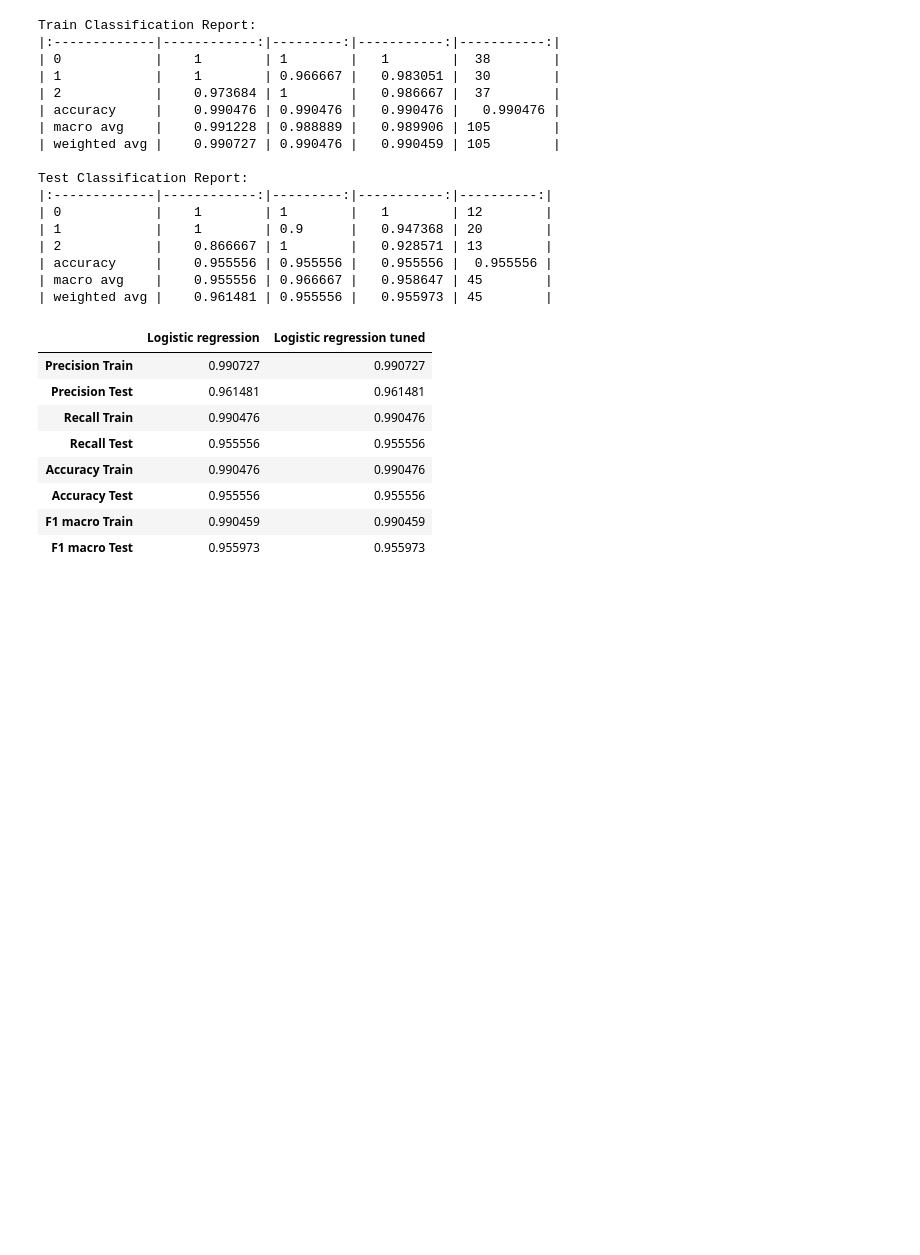
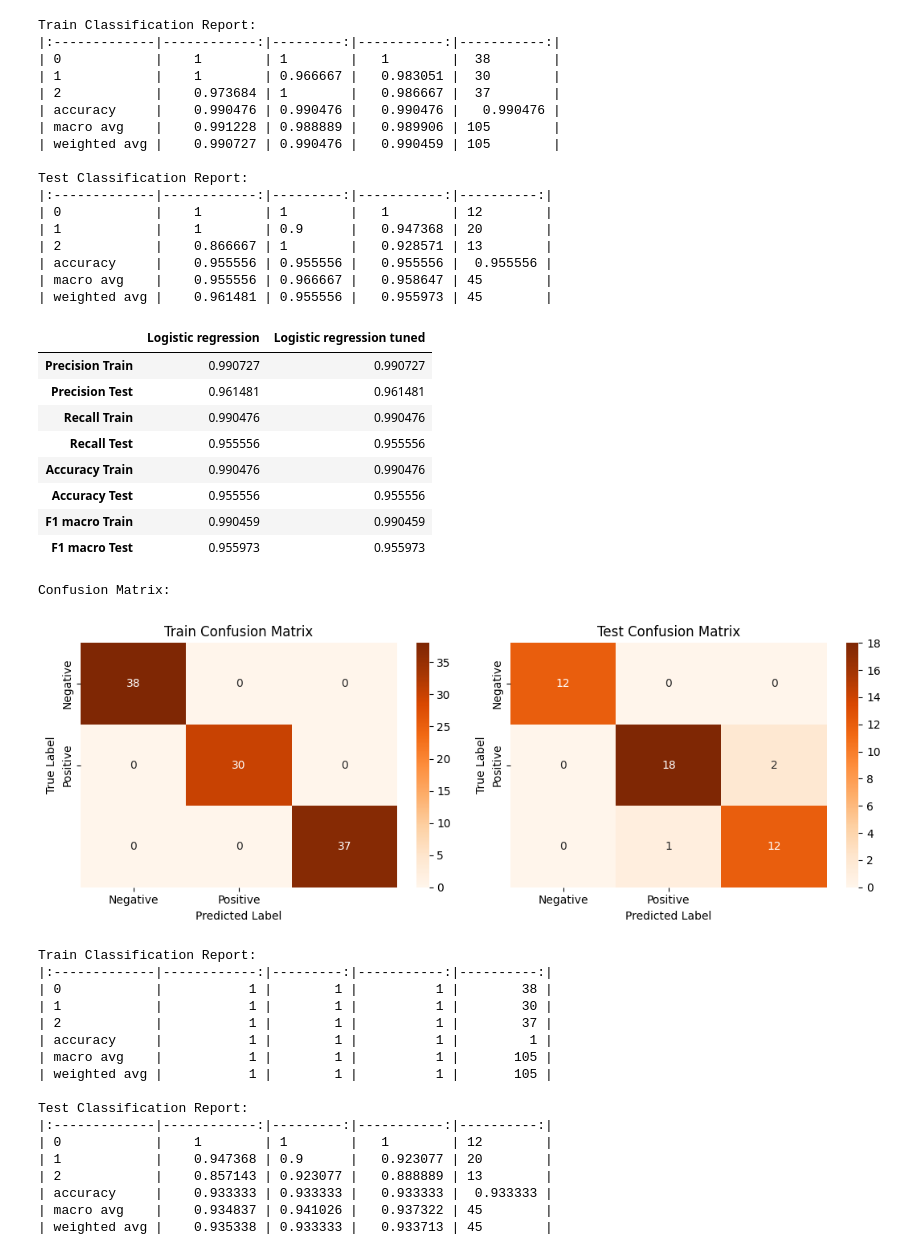
Before and after one commit to Aditya-Patil15604/iris-flower, a Jupyter notebook: iris_prediction.ipynb, the cells around one changed output. Drawn from its saved outputs; the diff is of its cells as text; code cells hidden in the pictures; blank space fills up the shorter version.

```diff
--- a/iris_prediction.ipynb
+++ b/iris_prediction.ipynb
@@ -477,3 +477,31 @@ score
 | Accuracy Test | 0.955556 | 0.955556 |
 | F1 macro Train | 0.990459 | 0.990459 |
 | F1 macro Test | 0.955973 | 0.955973 |
+# %%
+# ML Model - 2 Implementation
+dt_model = DecisionTreeClassifier(random_state=20)
+
+# Model is trained (fit) and predicted in the evaluate model
+# %%
+# Visualizing evaluation Metric Score chart
+dt_score = evaluate_model(dt_model, x_train, x_test, y_train, y_test)
+# %% [output]
+Confusion Matrix:
+[figure, added]
+Train Classification Report:
+|:-------------|------------:|---------:|-----------:|----------:|
+| 0            |           1 |        1 |          1 |        38 |
+| 1            |           1 |        1 |          1 |        30 |
+| 2            |           1 |        1 |          1 |        37 |
+| accuracy     |           1 |        1 |          1 |         1 |
+| macro avg    |           1 |        1 |          1 |       105 |
+| weighted avg |           1 |        1 |          1 |       105 |
+
+Test Classification Report:
+|:-------------|------------:|---------:|-----------:|----------:|
+| 0            |    1        | 1        |   1        | 12        |
+| 1            |    0.947368 | 0.9      |   0.923077 | 20        |
+| 2            |    0.857143 | 0.923077 |   0.888889 | 13        |
+| accuracy     |    0.933333 | 0.933333 |   0.933333 |  0.933333 |
+| macro avg    |    0.934837 | 0.941026 |   0.937322 | 45        |
+| weighted avg |    0.935338 | 0.933333 |   0.933713 | 45        |
```
Also changed, not shown: parts of 6 cells of this notebook.
